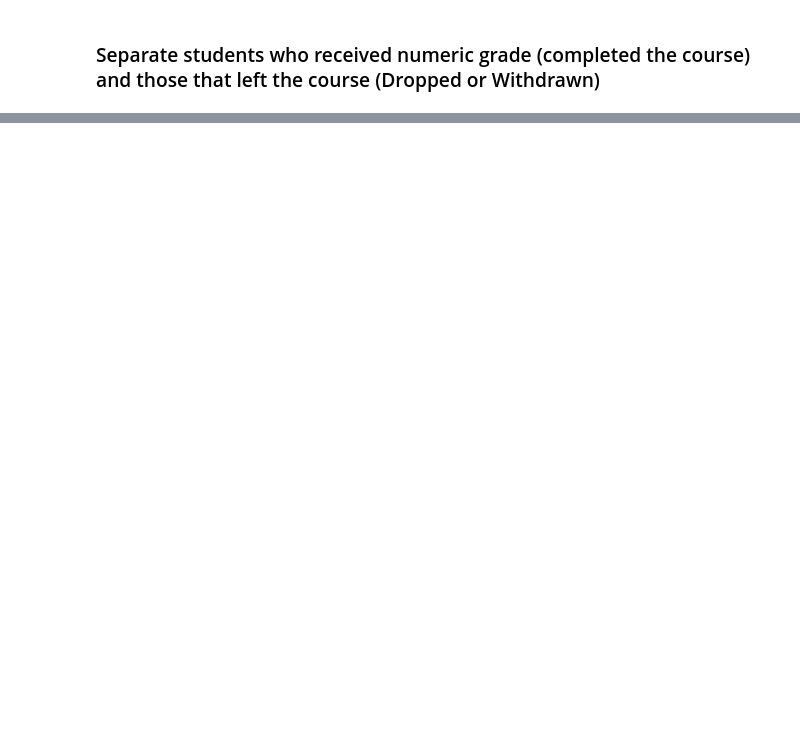
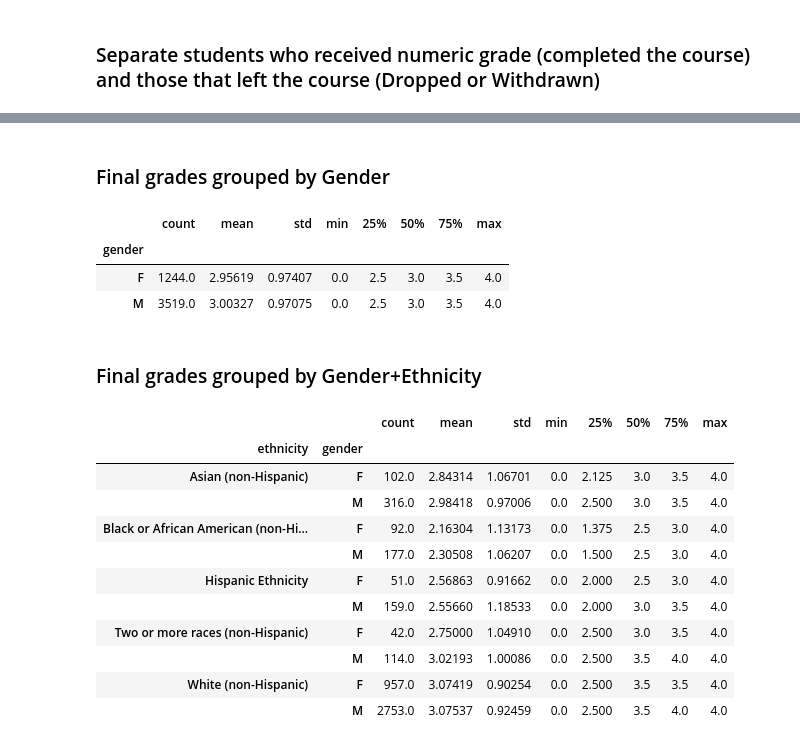
Before and after one commit to anair3007/gradeComparison, a Jupyter notebook: gradeComparison.ipynb, the cells around one changed output, grey strips where cells are left out. Drawn from its saved outputs; the diff is of its cells as text; code cells hidden in the pictures; blank space fills up the shorter version.

```diff
--- a/gradeComparison.ipynb
+++ b/gradeComparison.ipynb
@@ -55,10 +70,10 @@ Name: Ethnicity, dtype: int64
 #data = data[data.Ethnicity != 'International']
 #data = data[data.Ethnicity != 'Not Reported']
 
-domestic = data.loc[
-    (data.Ethnicity != 'International') &
-    (data.Ethnicity != 'Not Reported') &
-    (data.Ethnicity != 'American Indian/Alaskan Native (non-Hispanic)') &
-    (data.Ethnicity != 'Hawaiian / Pacific Islander (non-Hispanic)')
+domestic = df.loc[
+    (df.ethnicity != 'International') &
+    (df.ethnicity != 'Not Reported') &
+    (df.ethnicity != 'American Indian/Alaskan Native (non-Hispanic)') &
+    (df.ethnicity != 'Hawaiian / Pacific Islander (non-Hispanic)')
 ].copy()
 # %%
@@ -281,0 +140,26 @@ plt.show()
+# %% [markdown]
+### Final grades grouped by Gender
+# %%
+receivedGrade.groupby(['gender'])['grade'].describe()
+# %% [output]
+|  | count | mean | std | min | 25% | 50% | 75% | max |
+| gender |  |  |  |  |  |  |  |  |
+| F | 1244.0 | 2.95619 | 0.97407 | 0.0 | 2.5 | 3.0 | 3.5 | 4.0 |
+| M | 3519.0 | 3.00327 | 0.97075 | 0.0 | 2.5 | 3.0 | 3.5 | 4.0 |
+# %% [markdown]
+### Final grades grouped by Gender+Ethnicity
+# %%
+receivedGrade.groupby(['ethnicity','gender'])['grade'].describe()
+# %% [output]
+|  |  | count | mean | std | min | 25% | 50% | 75% | max |
+| ethnicity | gender |  |  |  |  |  |  |  |  |
+| Asian (non-Hispanic) | F | 102.0 | 2.84314 | 1.06701 | 0.0 | 2.125 | 3.0 | 3.5 | 4.0 |
+|  | M | 316.0 | 2.98418 | 0.97006 | 0.0 | 2.500 | 3.0 | 3.5 | 4.0 |
+| Black or African American (non-Hi... | F | 92.0 | 2.16304 | 1.13173 | 0.0 | 1.375 | 2.5 | 3.0 | 4.0 |
+|  | M | 177.0 | 2.30508 | 1.06207 | 0.0 | 1.500 | 2.5 | 3.0 | 4.0 |
+| Hispanic Ethnicity | F | 51.0 | 2.56863 | 0.91662 | 0.0 | 2.000 | 2.5 | 3.0 | 4.0 |
+|  | M | 159.0 | 2.55660 | 1.18533 | 0.0 | 2.000 | 3.0 | 3.5 | 4.0 |
+| Two or more races (non-Hispanic) | F | 42.0 | 2.75000 | 1.04910 | 0.0 | 2.500 | 3.0 | 3.5 | 4.0 |
+|  | M | 114.0 | 3.02193 | 1.00086 | 0.0 | 2.500 | 3.5 | 4.0 | 4.0 |
+| White (non-Hispanic) | F | 957.0 | 3.07419 | 0.90254 | 0.0 | 2.500 | 3.5 | 3.5 | 4.0 |
+|  | M | 2753.0 | 3.07537 | 0.92459 | 0.0 | 2.500 | 3.5 | 4.0 | 4.0 |
```
Also changed, not shown: parts of 58 cells of this notebook.
